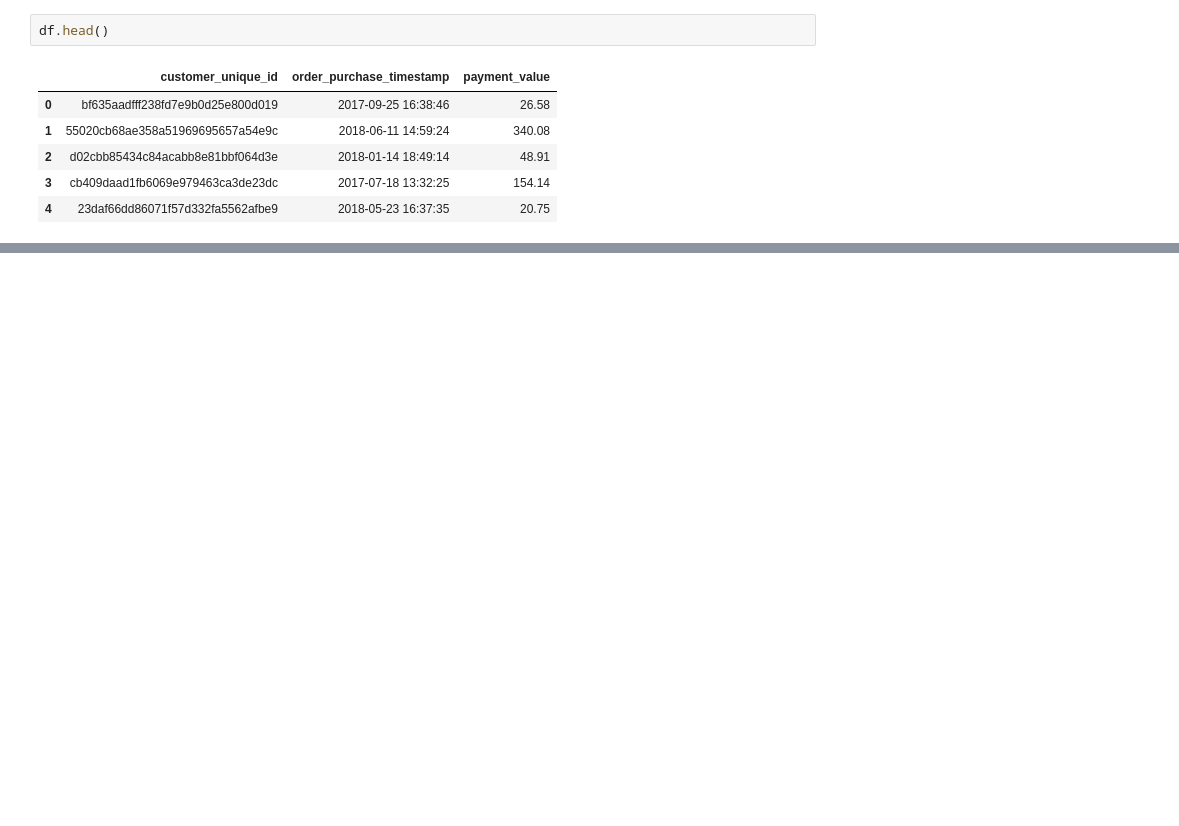
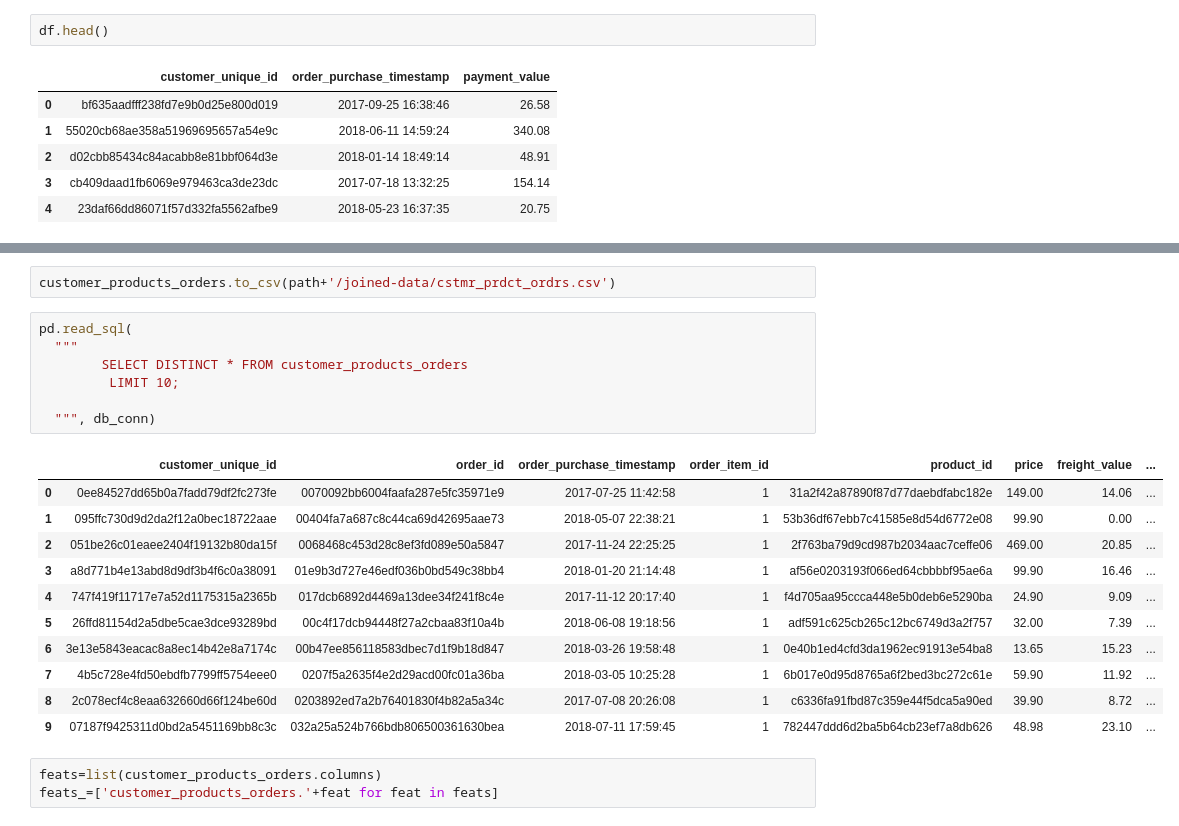
Before and after one commit to dapopov-st/olist-marketing, a Jupyter notebook: 01_intro.ipynb, the cells around one changed output, grey strips where cells are left out. Cells and saved outputs as stored; diff of their text form; blank space fills up the shorter version.

```diff
--- a/01_intro.ipynb
+++ b/01_intro.ipynb
@@ -266,0 +491,24 @@ True
+# %%
+customer_products_orders.to_csv(path+'/joined-data/cstmr_prdct_ordrs.csv')
+# %%
+pd.read_sql(
+  """
+        SELECT DISTINCT * FROM customer_products_orders
+         LIMIT 10;
+
+  """, db_conn)
+# %% [output]
+|  | customer_unique_id | order_id | order_purchase_timestamp | order_item_id | product_id | price | freight_value | ... |
+| 0 | 0ee84527dd65b0a7fadd79df2fc273fe | 0070092bb6004faafa287e5fc35971e9 | 2017-07-25 11:42:58 | 1 | 31a2f42a87890f87d77daebdfabc182e | 149.00 | 14.06 | ... |
+| 1 | 095ffc730d9d2da2f12a0bec18722aae | 00404fa7a687c8c44ca69d42695aae73 | 2018-05-07 22:38:21 | 1 | 53b36df67ebb7c41585e8d54d6772e08 | 99.90 | 0.00 | ... |
+| 2 | 051be26c01eaee2404f19132b80da15f | 0068468c453d28c8ef3fd089e50a5847 | 2017-11-24 22:25:25 | 1 | 2f763ba79d9cd987b2034aac7ceffe06 | 469.00 | 20.85 | ... |
+| 3 | a8d771b4e13abd8d9df3b4f6c0a38091 | 01e9b3d727e46edf036b0bd549c38bb4 | 2018-01-20 21:14:48 | 1 | af56e0203193f066ed64cbbbbf95ae6a | 99.90 | 16.46 | ... |
+| 4 | 747f419f11717e7a52d1175315a2365b | 017dcb6892d4469a13dee34f241f8c4e | 2017-11-12 20:17:40 | 1 | f4d705aa95ccca448e5b0deb6e5290ba | 24.90 | 9.09 | ... |
+| 5 | 26ffd81154d2a5dbe5cae3dce93289bd | 00c4f17dcb94448f27a2cbaa83f10a4b | 2018-06-08 19:18:56 | 1 | adf591c625cb265c12bc6749d3a2f757 | 32.00 | 7.39 | ... |
+| 6 | 3e13e5843eacac8a8ec14b42e8a7174c | 00b47ee856118583dbec7d1f9b18d847 | 2018-03-26 19:58:48 | 1 | 0e40b1ed4cfd3da1962ec91913e54ba8 | 13.65 | 15.23 | ... |
+| 7 | 4b5c728e4fd50ebdfb7799ff5754eee0 | 0207f5a2635f4e2d29acd00fc01a36ba | 2018-03-05 10:25:28 | 1 | 6b017e0d95d8765a6f2bed3bc272c61e | 59.90 | 11.92 | ... |
+| 8 | 2c078ecf4c8eaa632660d66f124be60d | 0203892ed7a2b76401830f4b82a5a34c | 2017-07-08 20:26:08 | 1 | c6336fa91fbd87c359e44f5dca5a90ed | 39.90 | 8.72 | ... |
+| 9 | 07187f9425311d0bd2a5451169bb8c3c | 032a25a524b766bdb806500361630bea | 2018-07-11 17:59:45 | 1 | 782447ddd6d2ba5b64cb23ef7a8db626 | 48.98 | 23.10 | ... |
+# %%
+feats=list(customer_products_orders.columns)
+feats_=['customer_products_orders.'+feat for feat in feats]
```
Also changed, not shown: parts of 84 cells of this notebook, 6 other files.
